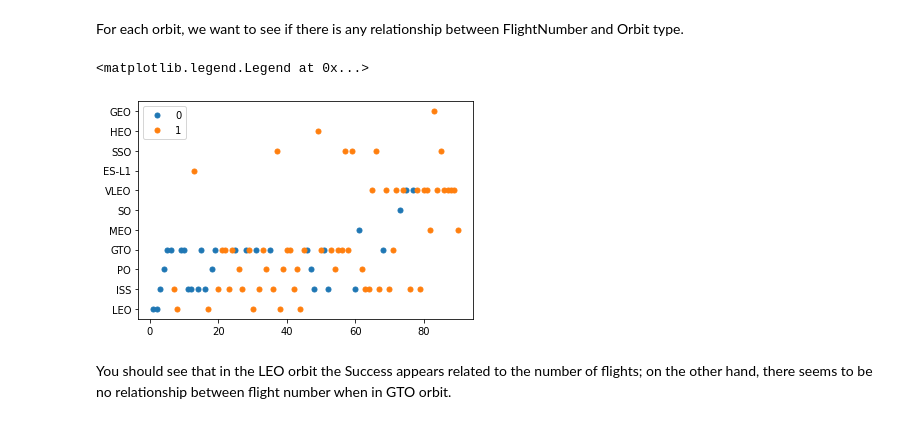
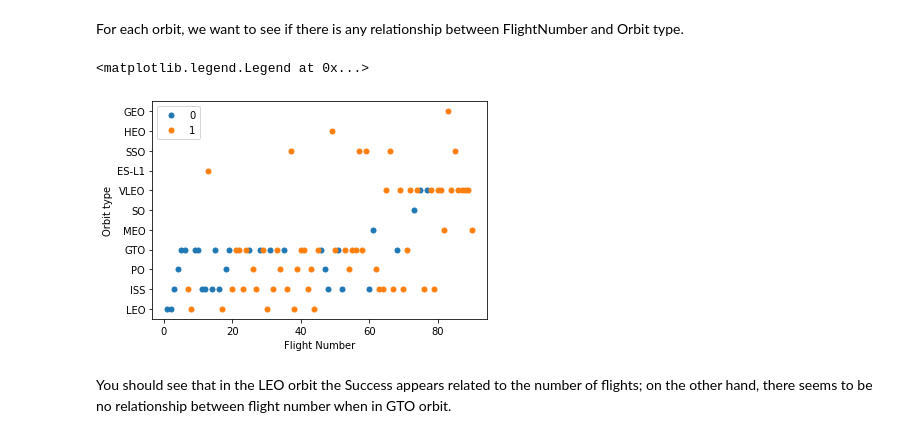
Before and after one commit to carpimat/Final_Assigment_applied_data_science, a Jupyter notebook: Laboratorio 7. EDA with Visualization.ipynb, the cells around one changed output. Drawn from its saved outputs; the diff is of its cells as text; code cells hidden in the pictures.

```diff
--- a/Laboratorio 7. EDA with Visualization.ipynb
+++ b/Laboratorio 7. EDA with Visualization.ipynb
@@ -125,12 +189,14 @@ For each orbit, we want to see if there is any relationship between FlightNumber
 # %%
 # Plot a scatter point chart with x axis to be FlightNumber and y axis to be the Orbit, and hue to be the class value
 grupos = df.groupby('Class')
 for name,group in grupos:
   plt.plot(group.FlightNumber, group.Orbit, marker='o', linestyle='', markersize=5, label=name)
+plt.xlabel("Flight Number",fontsize=10)
+plt.ylabel("Orbit type",fontsize=10)
 plt.legend()
 # %% [output]
 <matplotlib.legend.Legend at 0x...>
-[figure, old version]
+[figure, new version]
 # %% [markdown]
 You should see that in the LEO orbit the Success appears related to the number of flights; on the other hand, there seems to be no relationship between flight number when in GTO orbit.
 # %% [markdown]
```
Also changed, not shown: parts of 4 cells of this notebook.
